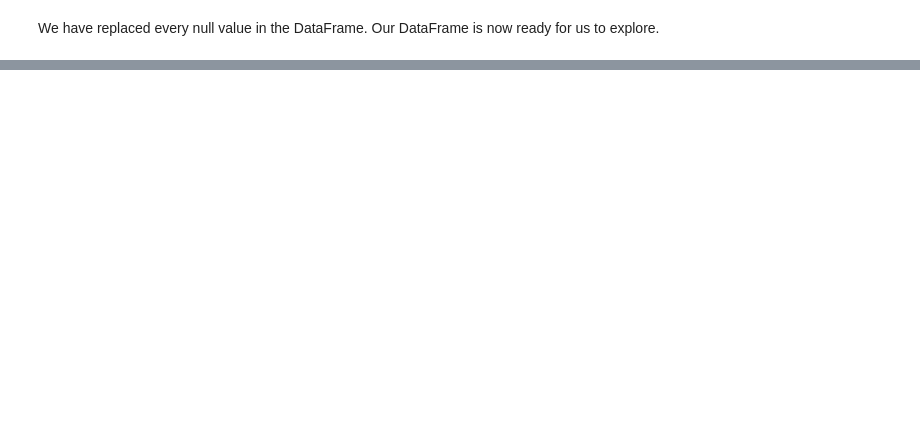
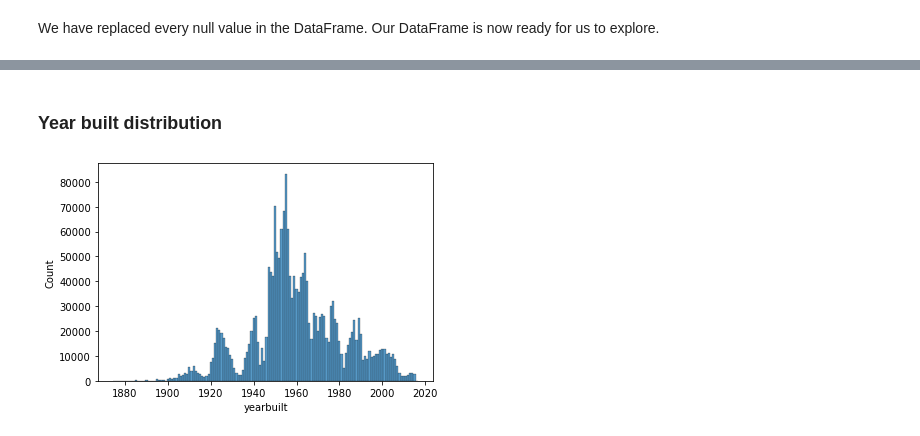
Before and after one commit to malachi-hale/Regression-exercises, a Jupyter notebook: wrangle.ipynb, the cells around one changed output, grey strips where cells are left out. Cells and saved outputs as stored; diff of their text form; code cells hidden in the pictures; blank space fills up the shorter version.

```diff
--- a/wrangle.ipynb
+++ b/wrangle.ipynb
@@ -170,0 +235,6 @@ We have replaced every null value in the DataFrame. Our DataFrame is now ready f
+# %% [markdown]
+### Year built distribution
+# %%
+yearbuilt_graph = sns.histplot(data=df, x="yearbuilt", discrete = True)
+# %% [output]
+[figure, added]
```
Also changed, not shown: parts of 20 cells of this notebook, 4 other files.
